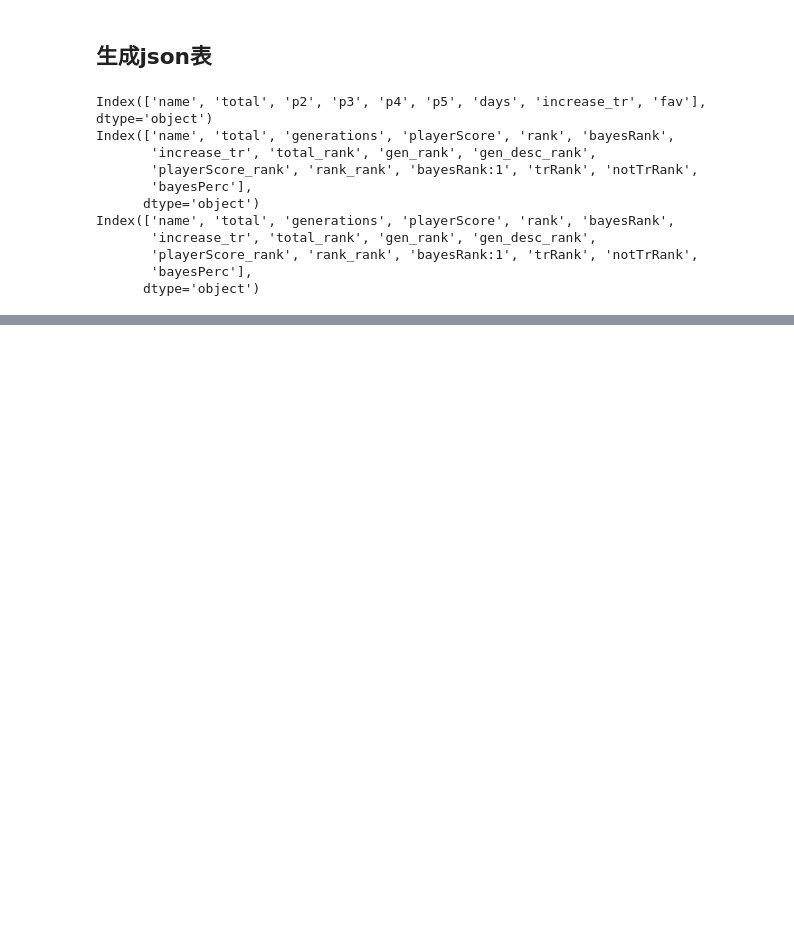
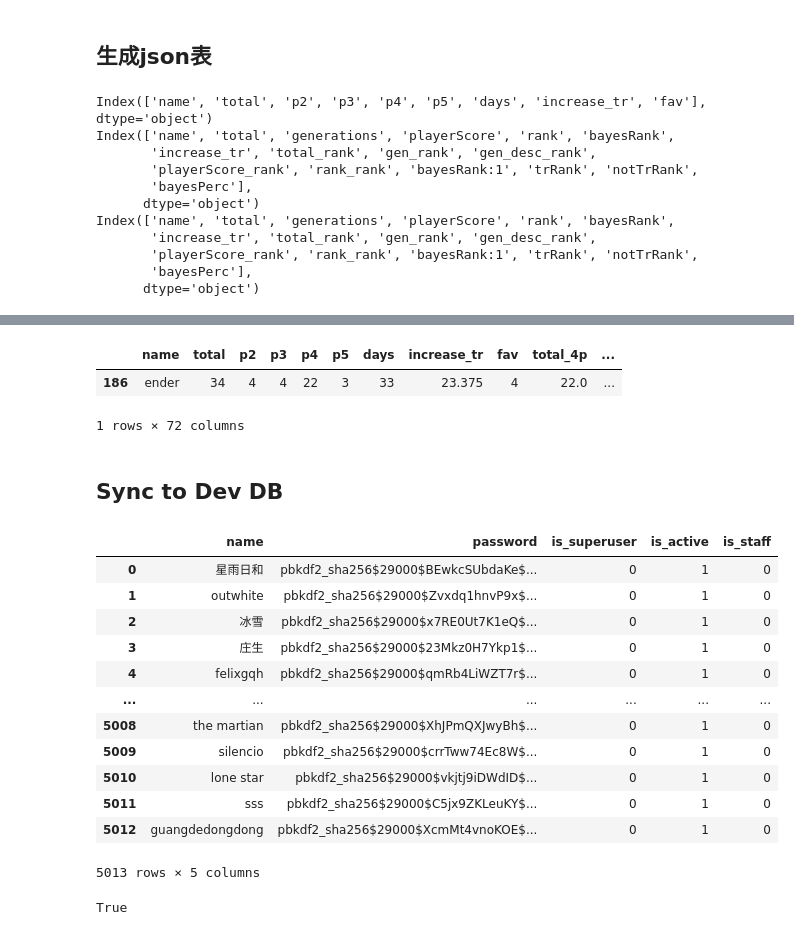
Before and after one commit to Ender-Wiggin2019/tfm-summary, a Jupyter notebook: generate_data_2022.ipynb, the cells around one changed output, grey strips where cells are left out. Drawn from its saved outputs; the diff is of its cells as text; code cells hidden in the pictures; blank space fills up the shorter version.

```diff
--- a/generate_data_2022.ipynb
+++ b/generate_data_2022.ipynb
@@ -670,0 +891,6 @@ df6
+# %%
+df10.query('name == "ender"')
+# %% [output]
+|  | name | total | p2 | p3 | p4 | p5 | days | increase_tr | fav | total_4p | ... |
+| 186 | ender | 34 | 4 | 4 | 22 | 3 | 33 | 23.375 | 4 | 22.0 | ... |
+1 rows × 72 columns
@@ -670,0 +901,4 @@ df6
+# %% [markdown]
+## Sync to Dev DB
+# %%
+dev = sqlite3.connect('/Users/huangoushuo/Desktop/年度报告开发/backend/db.sqlite3')
@@ -671,3 +912,52 @@ df6
+# %%
+# delete all data in account_userdata
+from passlib.hash import django_pbkdf2_sha256
+sql = """
+    delete from account_useraccount where 1 = 1;
+"""
+dev.execute(sql)
+user_df = pd.read_sql_query("select * from users_2022", cnx).loc[:, ['name', 'password']];
+user_df['is_superuser'] = 0
+user_df['is_active'] = 1
+user_df['is_staff'] = 0
+
+user_df['password'] = user_df['password'].apply(django_pbkdf2_sha256.encrypt)
+# user_df.to_sql('account_useraccount', con = dev, if_exists = 'append', index = False)
+# %%
+dev.execute(sql)
+user_df.to_sql('account_useraccount', con = dev, if_exists = 'append', index = False)
+user_df
+# %% [output]
+|  | name | password | is_superuser | is_active | is_staff |
+| 0 | 星雨日和 | pbkdf2_sha256$29000$BEwkcSUbdaKe$... | 0 | 1 | 0 |
+| 1 | outwhite | pbkdf2_sha256$29000$Zvxdq1hnvP9x$... | 0 | 1 | 0 |
+| 2 | 冰雪 | pbkdf2_sha256$29000$x7RE0Ut7K1eQ$... | 0 | 1 | 0 |
+| 3 | 庄生 | pbkdf2_sha256$29000$23Mkz0H7Ykp1$... | 0 | 1 | 0 |
+| 4 | felixgqh | pbkdf2_sha256$29000$qmRb4LiWZT7r$... | 0 | 1 | 0 |
+| ... | ... | ... | ... | ... | ... |
+| 5008 | the martian | pbkdf2_sha256$29000$XhJPmQXJwyBh$... | 0 | 1 | 0 |
+| 5009 | silencio | pbkdf2_sha256$29000$crrTww74Ec8W$... | 0 | 1 | 0 |
+| 5010 | lone star | pbkdf2_sha256$29000$vkjtj9iDWdID$... | 0 | 1 | 0 |
+| 5011 | sss | pbkdf2_sha256$29000$C5jx9ZKLeuKY$... | 0 | 1 | 0 |
+| 5012 | guangdedongdong | pbkdf2_sha256$29000$XcmMt4vnoKOE$... | 0 | 1 | 0 |
+5013 rows × 5 columns
+# %%
+from passlib.hash import django_pbkdf2_sha256
+secret = '123456'
+hash = 'pbkdf2_sha256$390000$O10o89e6I6MejuyH7zq1OX$s9RI9zg+FEhiMLzvwjhZkTmHHV4BokXvFYcrm/50BZA='
+res = django_pbkdf2_sha256.encrypt(secret)
+
+
+django_pbkdf2_sha256.verify(secret, res)
+
+# from django.contrib.auth.hashers import make_password
+# from models import User
+# first_pass = User.objects.all()[0].password.split('$')
+# hasher = first_pass[0]
+# salt = first_pass[1]  # grabbing salt from the first password of the database
+# make_password('newpassword', salt, hasher)
+# %% [output]
+True
 # %%
 def user_summary(ff1,ff2,user): ## ff1=df4
     try:
```
Also changed, not shown: parts of 20 cells of this notebook, 1 other file.
